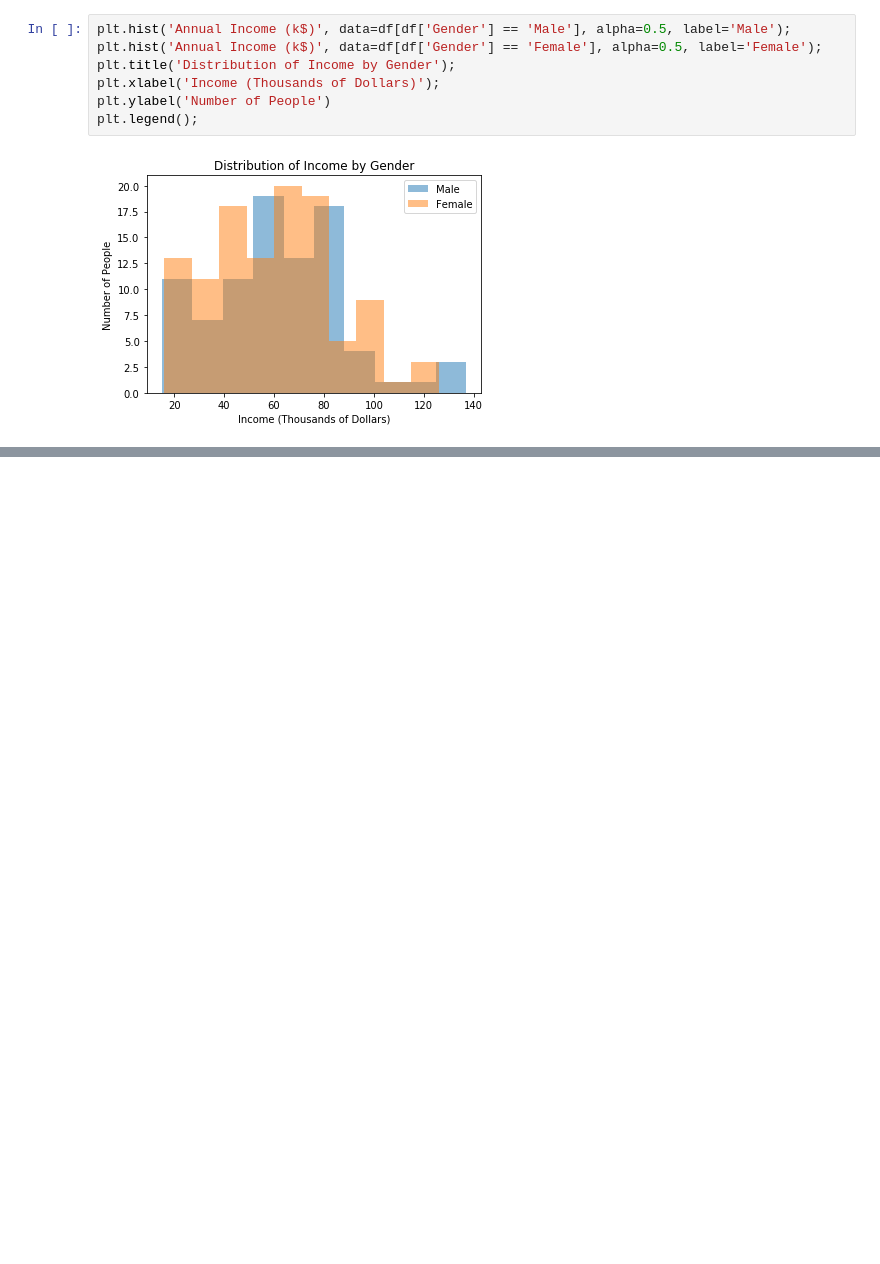
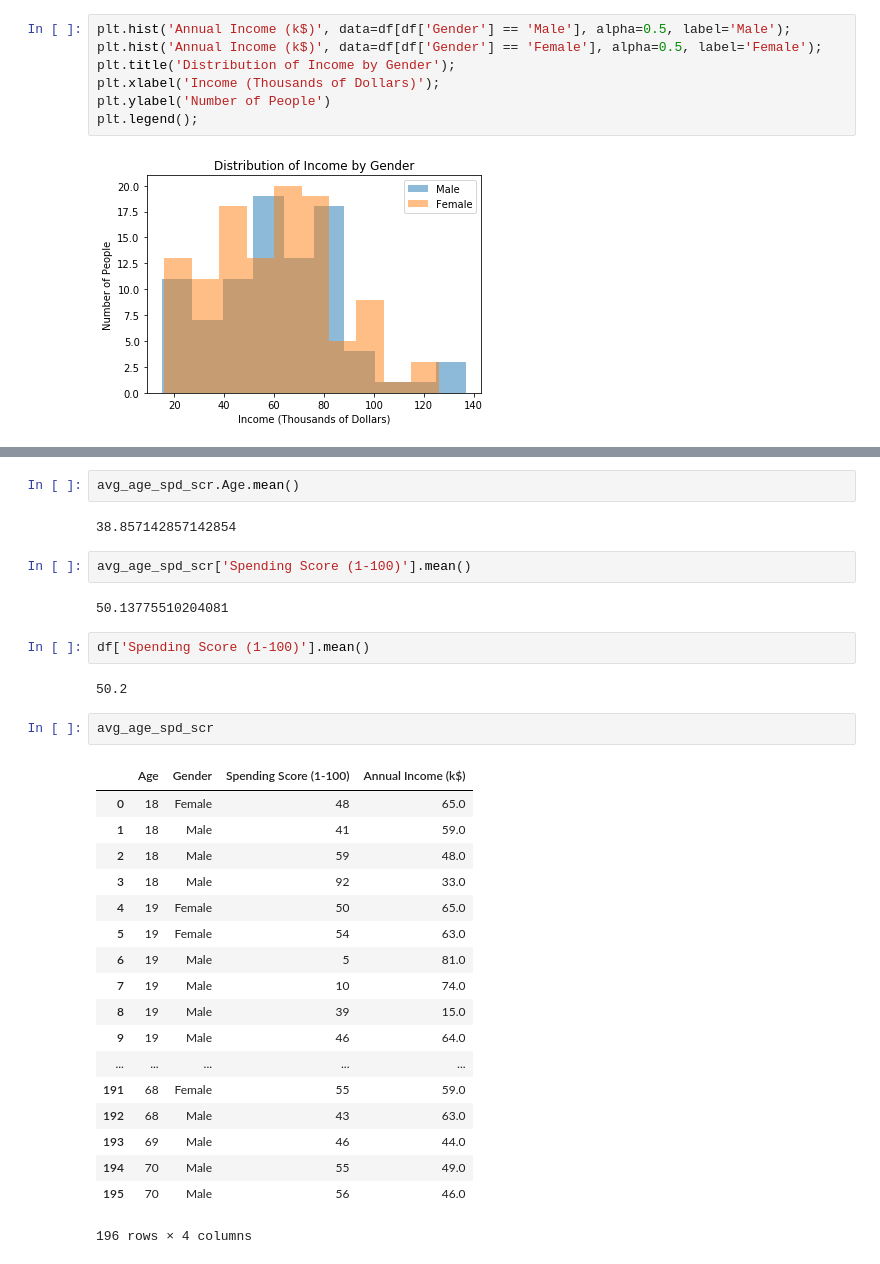
Before and after one commit to ipatel467/Customer-Segmentation, a Jupyter notebook: index.ipynb, the cells around one changed output, grey strips where cells are left out. Saved outputs shown, nothing was run; the diff lists cells and outputs as text; blank space fills up the shorter version.

```diff
--- a/index.ipynb
+++ b/index.ipynb
@@ -149,0 +148,33 @@ array([[<matplotlib.axes._subplots.AxesSubplot object at 0x...>,
+# %%
+avg_age_spd_scr.Age.mean()
+# %% [output]
+38.857142857142854
+# %%
+avg_age_spd_scr['Spending Score (1-100)'].mean()
+# %% [output]
+50.13775510204081
+# %%
+df['Spending Score (1-100)'].mean()
+# %% [output]
+50.2
+# %%
+avg_age_spd_scr
+# %% [output]
+|  | Age | Gender | Spending Score (1-100) | Annual Income (k$) |
+| 0 | 18 | Female | 48 | 65.0 |
+| 1 | 18 | Male | 41 | 59.0 |
+| 2 | 18 | Male | 59 | 48.0 |
+| 3 | 18 | Male | 92 | 33.0 |
+| 4 | 19 | Female | 50 | 65.0 |
+| 5 | 19 | Female | 54 | 63.0 |
+| 6 | 19 | Male | 5 | 81.0 |
+| 7 | 19 | Male | 10 | 74.0 |
+| 8 | 19 | Male | 39 | 15.0 |
+| 9 | 19 | Male | 46 | 64.0 |
+| ... | ... | ... | ... | ... |
+| 191 | 68 | Female | 55 | 59.0 |
+| 192 | 68 | Male | 43 | 63.0 |
+| 193 | 69 | Male | 46 | 44.0 |
+| 194 | 70 | Male | 55 | 49.0 |
+| 195 | 70 | Male | 56 | 46.0 |
+196 rows × 4 columns
```
Also changed, not shown: parts of 4 cells of this notebook.
